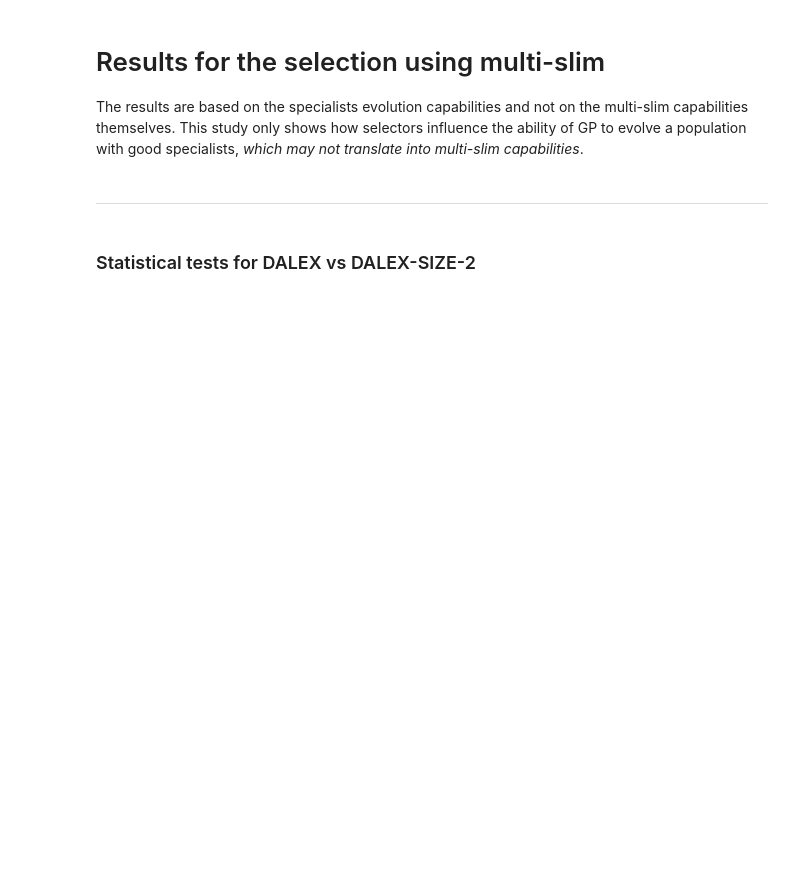
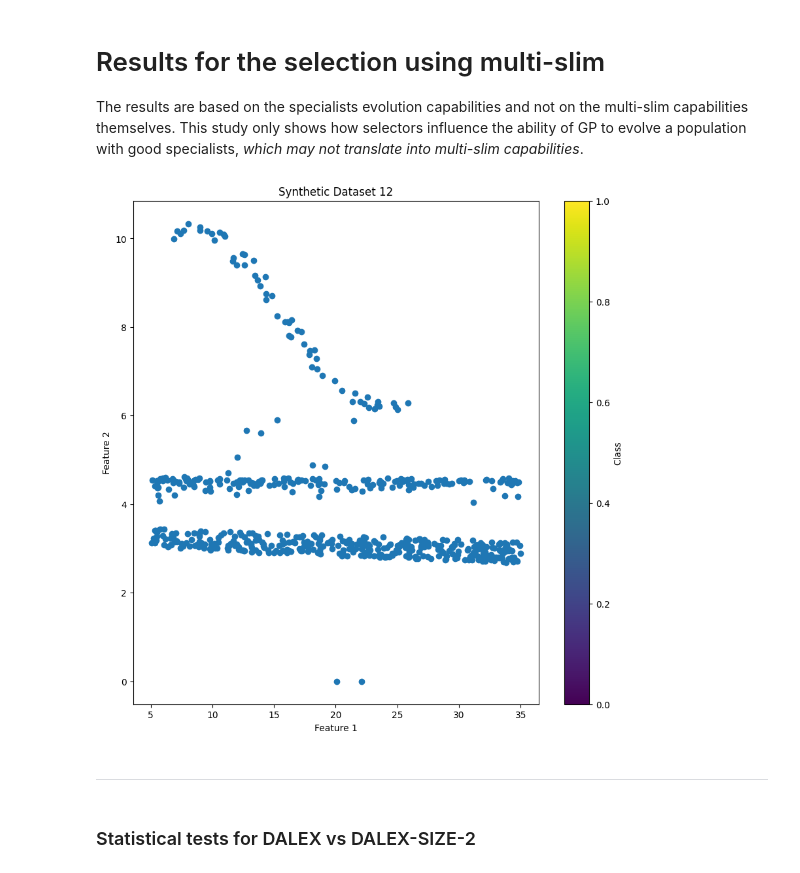
Before and after one commit to amarmate/SLIM-TEST-LITE, a Jupyter notebook: res_selec_multi.ipynb, the cells around one changed output. Saved outputs shown, nothing was run; the diff lists cells and outputs as text; code cells hidden in the pictures; blank space fills up the shorter version.

Commit message:
new synthetic datasets

```diff
--- a/res_selec_multi.ipynb
+++ b/res_selec_multi.ipynb
@@ -11,6 +11,19 @@ import pandas as pd
 import pickle
 import matplotlib.pyplot as plt
 from ace_tools_open import display_dataframe_to_user
+# %%
+from slim_gsgp_lib_np.datasets.synthetic_datasets import *
+X, y, _, _ = load_synthetic10()
+
+plt.figure(figsize=(10, 10))
+plt.scatter(X[:, 0], y)
+plt.title('Synthetic Dataset 12')
+plt.xlabel('Feature 1')
+plt.ylabel('Feature 2')
+plt.colorbar(label='Class')
+plt.show()
+# %% [output]
+[figure, added]
 # %% [markdown]
 ______________________________________________________
 # %% [markdown]
```
Also changed, not shown: parts of 7 cells of this notebook, 4 other files.
